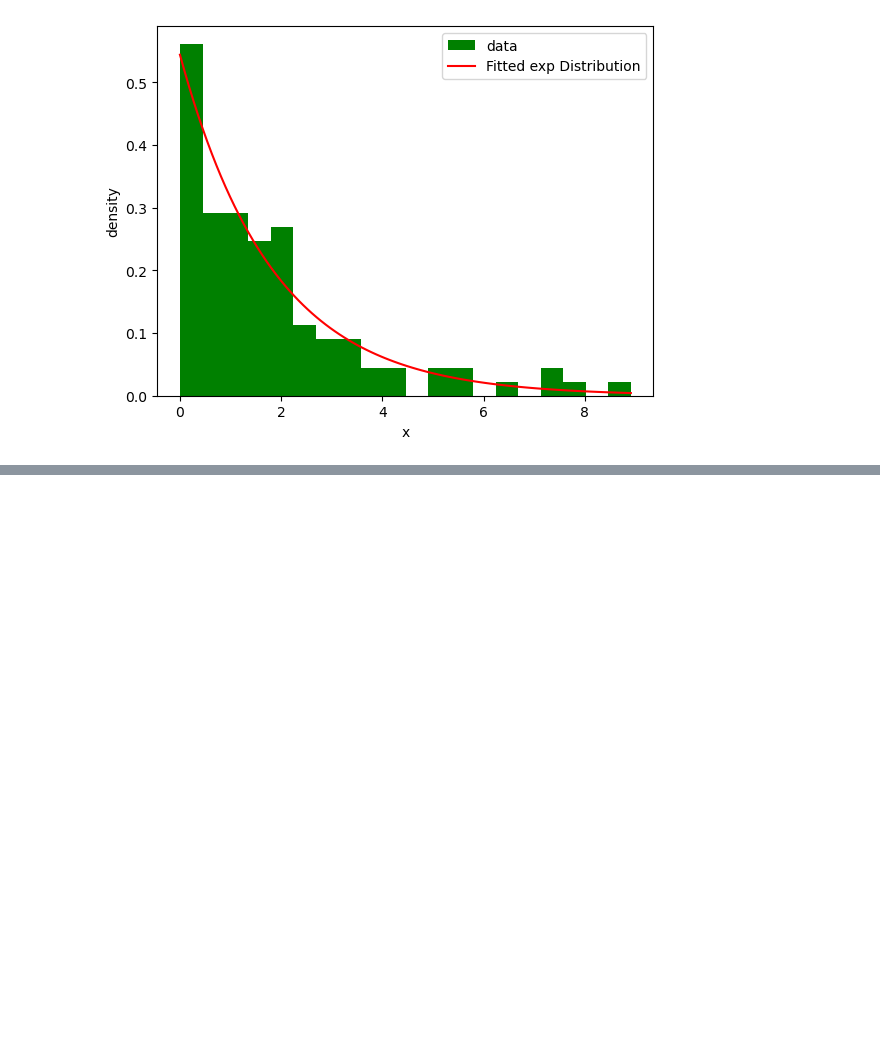
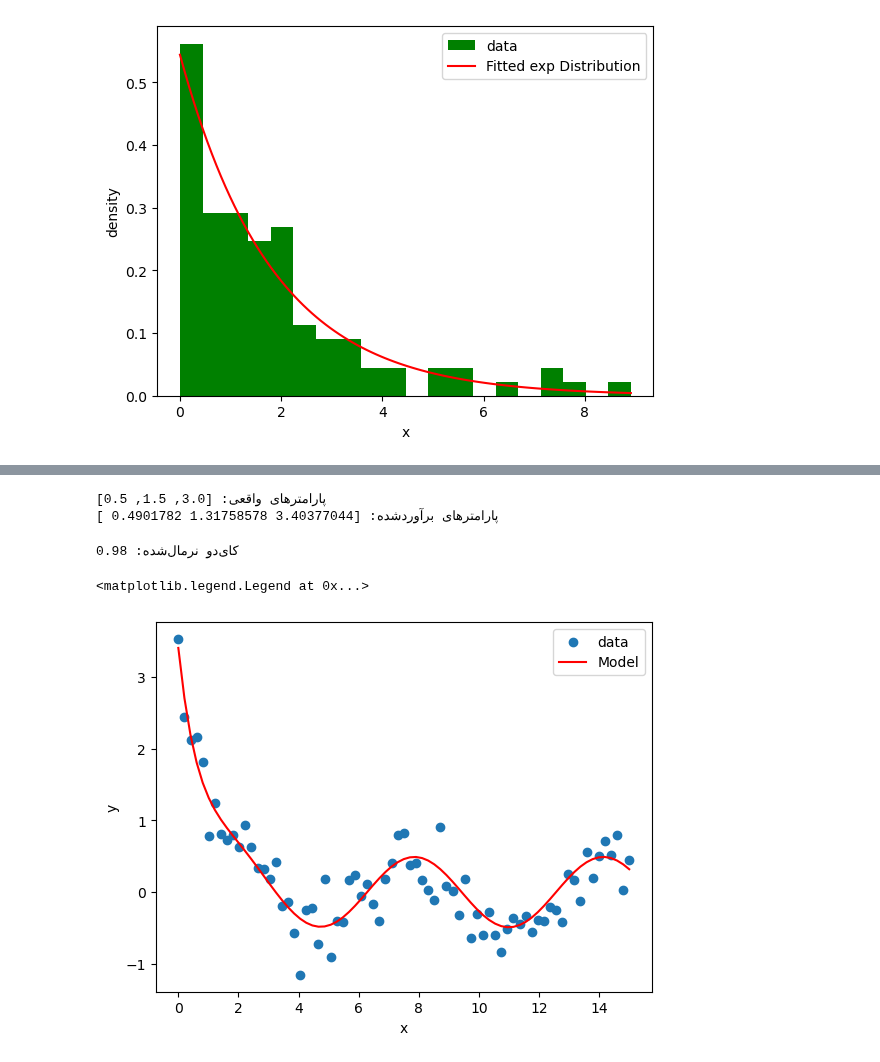
Before and after one commit to hbakhshi/IUTComputationalPhysics, a Jupyter notebook: docs/04/Chi2AndFit.ipynb, the cells around one changed output, grey strips where cells are left out. Cells and saved outputs as stored; diff of their text form; code cells hidden in the pictures; blank space fills up the shorter version.

```diff
--- a/docs/04/Chi2AndFit.ipynb
+++ b/docs/04/Chi2AndFit.ipynb
@@ -312,0 +387,27 @@ lambda واقعی: 0.5, lambda برآوردشده: 0.54
+# %%
+def model(x, a, b, c):
+
+    return a * np.exp(-b * x) + c * np.sin(x)
+
+
+
+np.random.seed(0)
+x_data = np.linspace(0, 15, 75)
+true_params = [3.0, 1.5, 0.5]
+y_data = model(x_data, *true_params) + np.random.normal(0, 0.3, len(x_data))        # نویز
+errors = 0.3 * np.ones_like(y_data)
+# %%
+def chi_square(params, x, y, errors):
+    a, b, c = params
+    y_pred = model(x, a, b, c)
+
+    return np.sum(((y - y_pred) / errors) ** 2)
+
+
+def negative_log_likelihood(params, x, y, errors):
+    a, b, c = params
+    y_pred = model(x, a, b, c)
+    sigma = errors
+    log_likelihood = -np.sum((y - y_pred) ** 2 / (2 * sigma ** 2))
+
+    return -log_likelihood
@@ -312,0 +484,29 @@ lambda واقعی: 0.5, lambda برآوردشده: 0.54
+# %%
+initial_guess = [2.0, 1.0, 0.0]
+result = minimize(chi_square, initial_guess, args=(x_data, y_data, errors))
+optimized_params = result.x
+
+
+y_fit = model(x_data, *optimized_params)
+
+print(f"پارامترهای واقعی: {true_params}")
+print(f"پارامترهای برآوردشده: {optimized_params}")
+# %% [output]
+پارامترهای واقعی: [3.0, 1.5, 0.5]
+پارامترهای برآوردشده: [3.40377044 1.31758578 0.4901782 ]
+# %%
+chi2 = chi_square(optimized_params, x_data, y_data, errors)
+ndf = len(x_data) - len(optimized_params)
+chi2_ndf = chi2 / ndf
+print(f"کای‌دو نرمال‌شده: {chi2_ndf:.2f}")
+# %% [output]
+کای‌دو نرمال‌شده: 0.98
+# %%
+plt.scatter(x_data, y_data, label='data')
+plt.plot(x_data, y_fit, 'r-', label='Model')
+plt.xlabel('x')
+plt.ylabel('y')
+plt.legend()
+# %% [output]
+<matplotlib.legend.Legend at 0x...>
+[figure, added]
```
Also changed, not shown: parts of 50 cells of this notebook.
